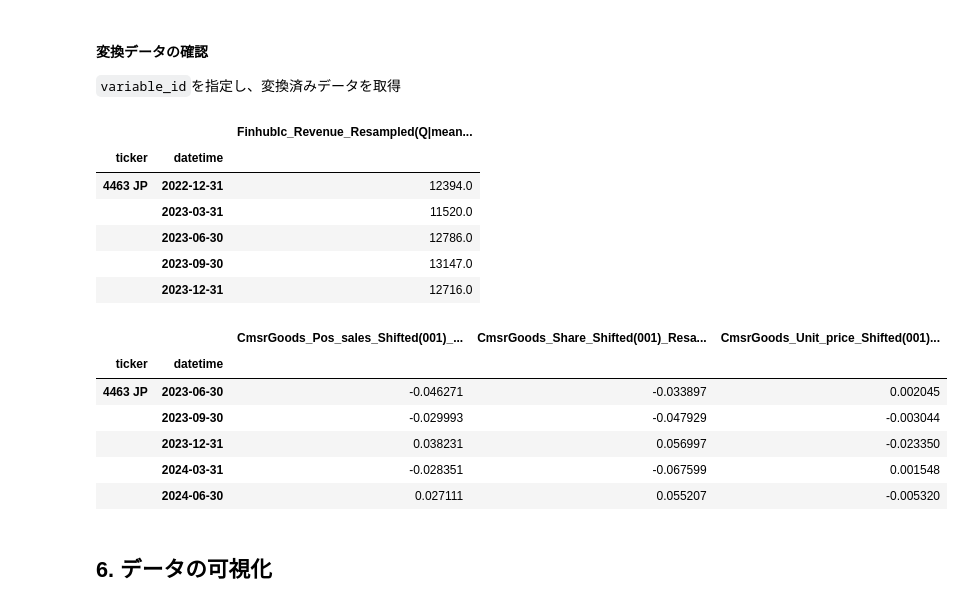
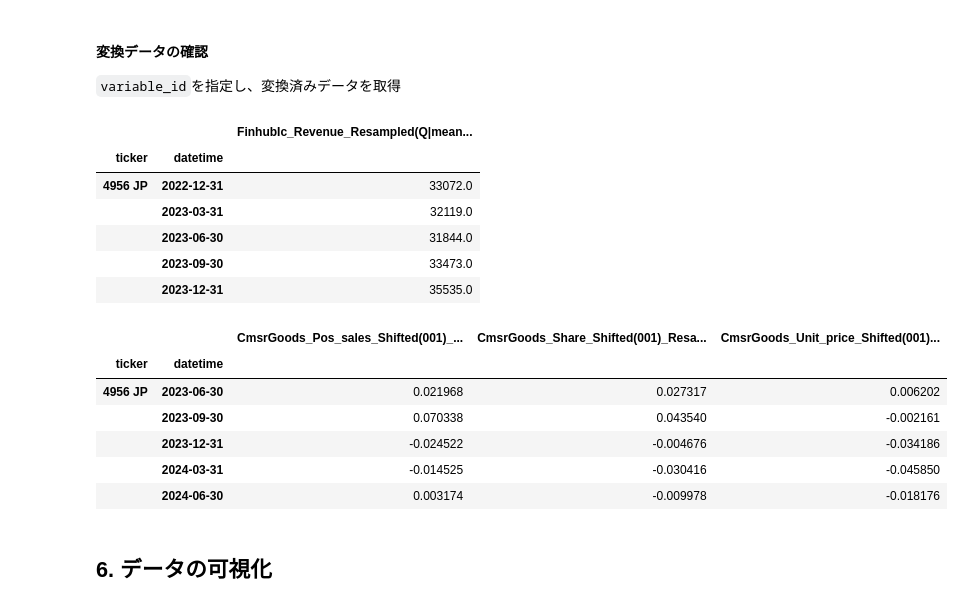
Before and after one commit to aiqindex/sample_notebooks, a Jupyter notebook: components/data_handler.ipynb, the cells around one changed output. Cells and saved outputs as stored; diff of their text form; code cells hidden in the pictures.

```diff
--- a/components/data_handler.ipynb
+++ b/components/data_handler.ipynb
@@ -408,23 +408,23 @@ sdh.trandform.clear()
 #### 変換データの確認
 `variable_id`を指定し、変換済みデータを取得
 # %%
-display(sdh.get_transformed_data(variables=kpi).tail())
-display(sdh.get_transformed_data(variables=alt_W_shift_1_ids).tail())
+display(sdh.get_variables(kpi).tail())
+display(sdh.get_variables(alt_W_shift_1_ids).tail())
 # %% [output]
 |  |  | FinhubIc_Revenue_Resampled(Q|mean... |
 | ticker | datetime |  |
-| 4463 JP | 2022-12-31 | 12394.0 |
-|  | 2023-03-31 | 11520.0 |
-|  | 2023-06-30 | 12786.0 |
-|  | 2023-09-30 | 13147.0 |
-|  | 2023-12-31 | 12716.0 |
+| 4956 JP | 2022-12-31 | 33072.0 |
+|  | 2023-03-31 | 32119.0 |
+|  | 2023-06-30 | 31844.0 |
+|  | 2023-09-30 | 33473.0 |
+|  | 2023-12-31 | 35535.0 |
 |  |  | CmsrGoods_Pos_sales_Shifted(001)_... | CmsrGoods_Share_Shifted(001)_Resa... | CmsrGoods_Unit_price_Shifted(001)... |
 | ticker | datetime |  |  |  |
-| 4463 JP | 2023-06-30 | -0.046271 | -0.033897 | 0.002045 |
-|  | 2023-09-30 | -0.029993 | -0.047929 | -0.003044 |
-|  | 2023-12-31 | 0.038231 | 0.056997 | -0.023350 |
-|  | 2024-03-31 | -0.028351 | -0.067599 | 0.001548 |
-|  | 2024-06-30 | 0.027111 | 0.055207 | -0.005320 |
+| 4956 JP | 2023-06-30 | 0.021968 | 0.027317 | 0.006202 |
+|  | 2023-09-30 | 0.070338 | 0.043540 | -0.002161 |
+|  | 2023-12-31 | -0.024522 | -0.004676 | -0.034186 |
+|  | 2024-03-31 | -0.014525 | -0.030416 | -0.045850 |
+|  | 2024-06-30 | 0.003174 | -0.009978 | -0.018176 |
 # %% [markdown]
 ## 6. データの可視化
 # %% [markdown]
```
Also changed, not shown: parts of 23 cells of this notebook, 4 other files.
